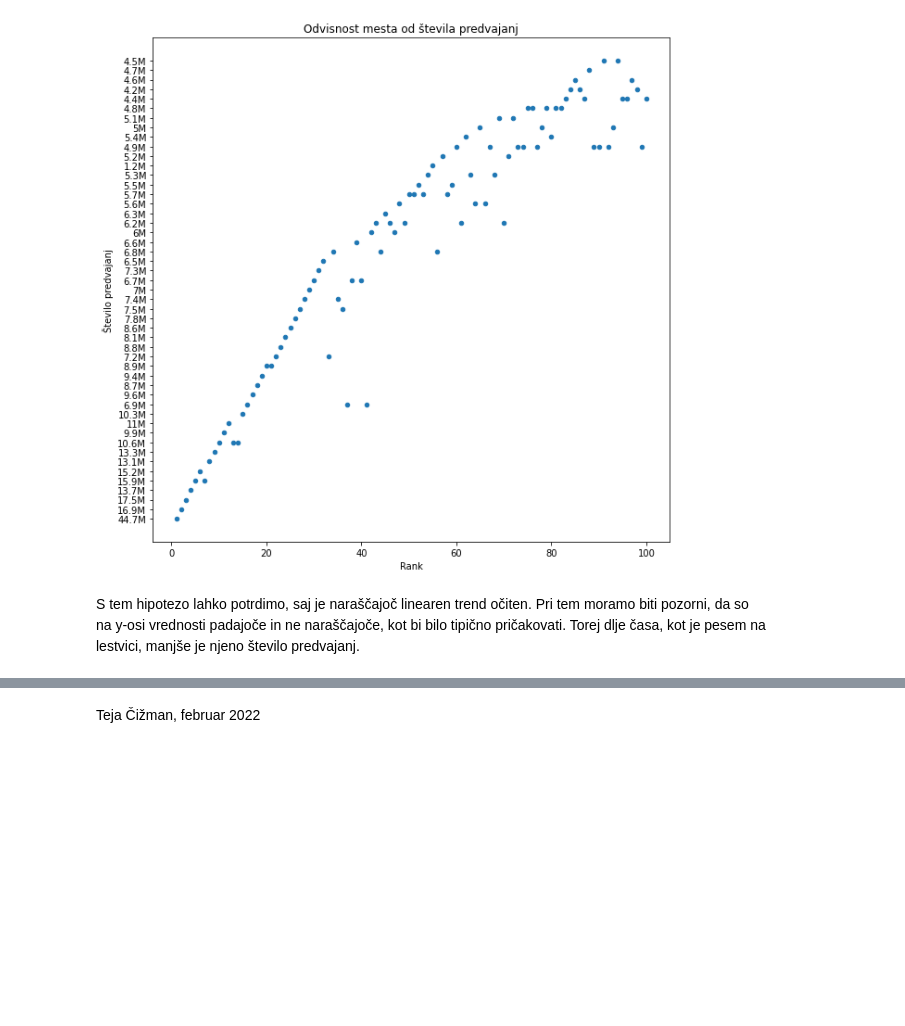
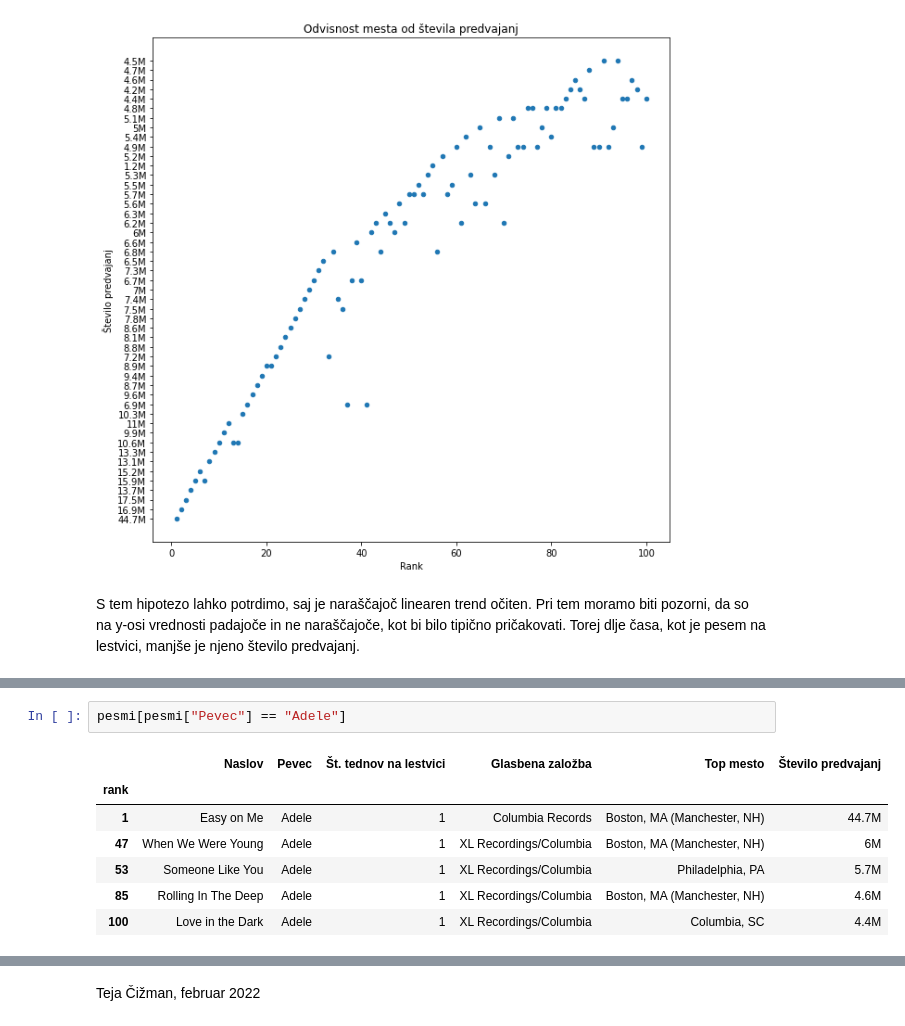
Before and after one commit to tej-boop/analiza-podatkov-rollingstone, a Jupyter notebook: analiza-podatkov.ipynb, the cells around one changed output, grey strips where cells are left out. Drawn from its saved outputs; the diff is of its cells as text; blank space fills up the shorter version.

```diff
--- a/analiza-podatkov.ipynb
+++ b/analiza-podatkov.ipynb
@@ -258,0 +269,10 @@ je pesem na lestvici, manjše je njeno število predvajanj.
+# %%
+pesmi[pesmi["Pevec"] == "Adele"]
+# %% [output]
+|  | Naslov | Pevec | Št. tednov na lestvici | Glasbena založba | Top mesto | Število predvajanj |
+| rank |  |  |  |  |  |  |
+| 1 | Easy on Me | Adele | 1 | Columbia Records | Boston, MA (Manchester, NH) | 44.7M |
+| 47 | When We Were Young | Adele | 1 | XL Recordings/Columbia | Boston, MA (Manchester, NH) | 6M |
+| 53 | Someone Like You | Adele | 1 | XL Recordings/Columbia | Philadelphia, PA | 5.7M |
+| 85 | Rolling In The Deep | Adele | 1 | XL Recordings/Columbia | Boston, MA (Manchester, NH) | 4.6M |
+| 100 | Love in the Dark | Adele | 1 | XL Recordings/Columbia | Columbia, SC | 4.4M |
```
Also changed, not shown: parts of 5 cells of this notebook, 1 other file.
